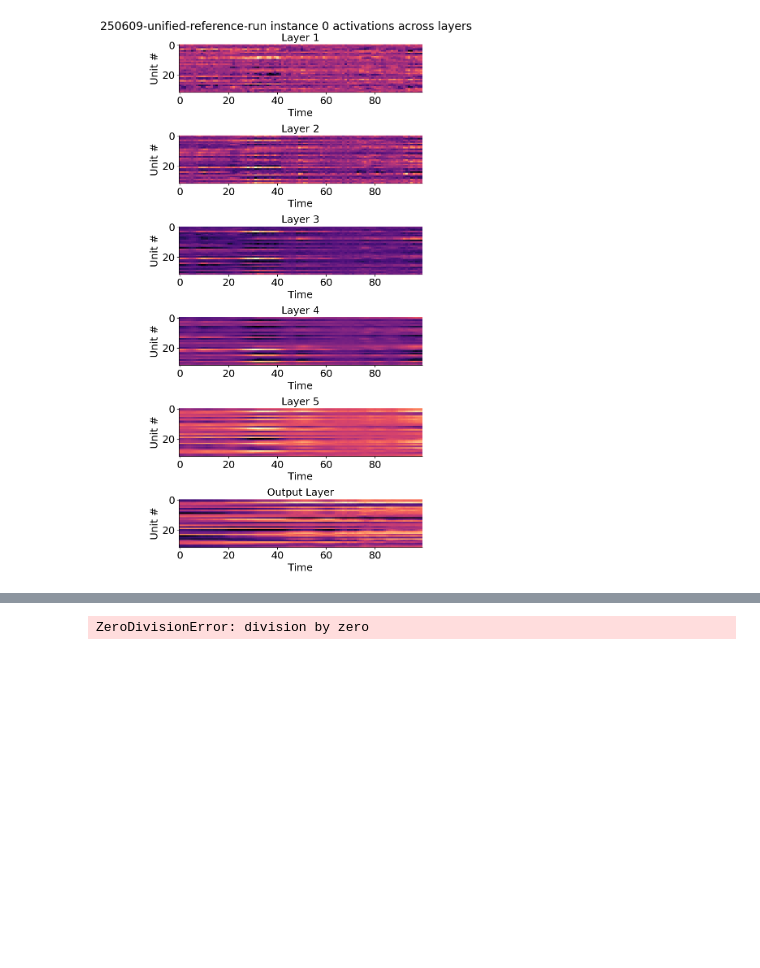
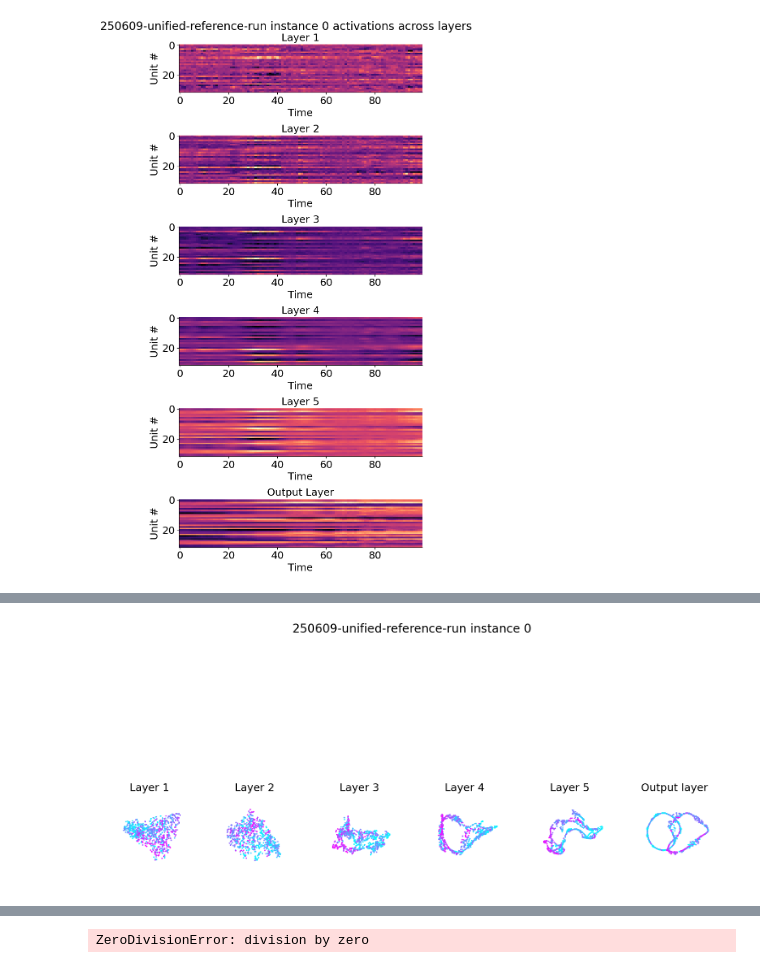
Before and after one commit to AdaptiveMotorControlLab/CEBRA-lens, a Jupyter notebook: test_unified.ipynb, the cells around one changed output, grey strips where cells are left out. Cells and saved outputs as stored; diff of their text form; code cells hidden in the pictures; blank space fills up the shorter version.

Commit message:
Fix plots

```diff
--- a/test_unified.ipynb
+++ b/test_unified.ipynb
@@ -307,5 +256,8 @@ tSNE_dict = lens.compute_metric(activations_dict, tsne_model)
 # %%
-fig = lens.plot_metric(tSNE_dict, tsne_model, labels = train_continuous_label[0][:,0], sample_plot = num_samples_tSNE)
+fig = lens.plot_metric(tSNE_dict, tsne_model,
+                       labels=train_continuous_label[0][:,0], alpha=1, markersize=2, sample_plot = 900)
+# %% [output]
+[figure, added]
 # %%
 comparisons = [
         ("250609-unified-reference-run", "250609-unified-reference-run"),
```
Also changed, not shown: parts of 14 cells of this notebook, 1 other file.
